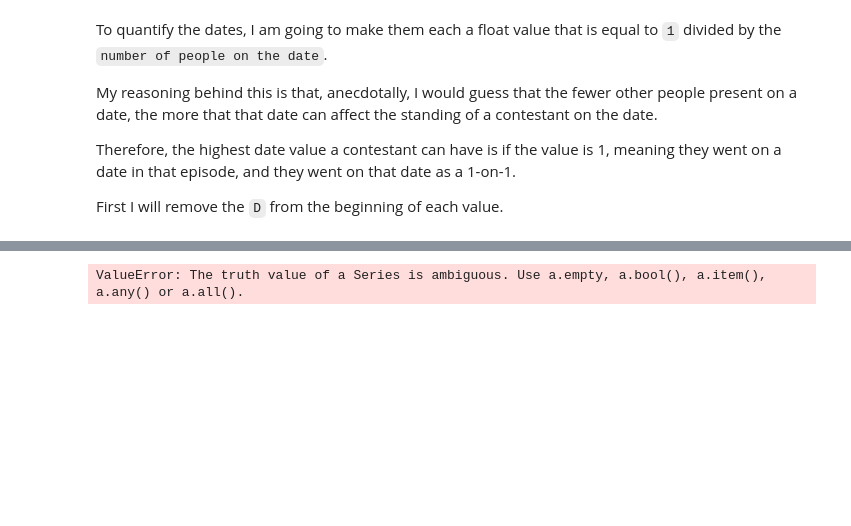
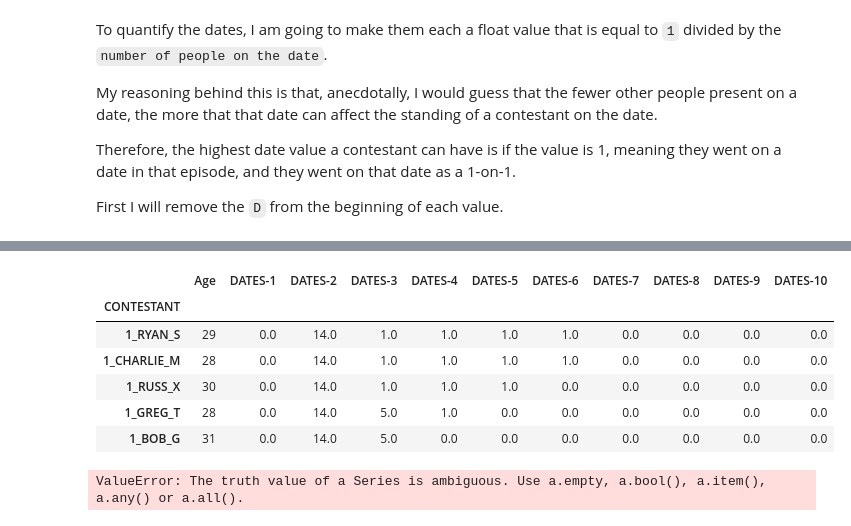
Before and after one commit to KwameTaylor/bachelorette-predictor, a Jupyter notebook: preprocessing.ipynb, the cells around one changed output, grey strips where cells are left out. Saved outputs shown, nothing was run; the diff lists cells and outputs as text; code cells hidden in the pictures; blank space fills up the shorter version.

```diff
--- a/preprocessing.ipynb
+++ b/preprocessing.ipynb
@@ -169,0 +185,10 @@ Now I will perform my calculation.
+# %%
+df["DATES-2"] = pd.to_numeric(df["DATES-2"], downcast="float")
+df["DATES-3"] = pd.to_numeric(df["DATES-3"], downcast="float")
+df["DATES-4"] = pd.to_numeric(df["DATES-4"], downcast="float")
+df["DATES-5"] = pd.to_numeric(df["DATES-5"], downcast="float")
+df["DATES-6"] = pd.to_numeric(df["DATES-6"], downcast="float")
+df["DATES-7"] = pd.to_numeric(df["DATES-7"], downcast="float")
+df["DATES-8"] = pd.to_numeric(df["DATES-8"], downcast="float")
+df["DATES-9"] = pd.to_numeric(df["DATES-9"], downcast="float")
+df["DATES-10"] = pd.to_numeric(df["DATES-10"], downcast="float")
@@ -170,3 +210,14 @@ Now I will perform my calculation.
+# %%
+df = df.fillna(0)
+df.head()
+# %% [output]
+|  | Age | DATES-1 | DATES-2 | DATES-3 | DATES-4 | DATES-5 | DATES-6 | DATES-7 | DATES-8 | DATES-9 | DATES-10 |
+| CONTESTANT |  |  |  |  |  |  |  |  |  |  |  |
+| 1_RYAN_S | 29 | 0.0 | 14.0 | 1.0 | 1.0 | 1.0 | 1.0 | 0.0 | 0.0 | 0.0 | 0.0 |
+| 1_CHARLIE_M | 28 | 0.0 | 14.0 | 1.0 | 1.0 | 1.0 | 1.0 | 0.0 | 0.0 | 0.0 | 0.0 |
+| 1_RUSS_X | 30 | 0.0 | 14.0 | 1.0 | 1.0 | 1.0 | 0.0 | 0.0 | 0.0 | 0.0 | 0.0 |
+| 1_GREG_T | 28 | 0.0 | 14.0 | 5.0 | 1.0 | 0.0 | 0.0 | 0.0 | 0.0 | 0.0 | 0.0 |
+| 1_BOB_G | 31 | 0.0 | 14.0 | 5.0 | 0.0 | 0.0 | 0.0 | 0.0 | 0.0 | 0.0 | 0.0 |
 # %%
 def calculate_dates(df, col):
     if df[col] != 0:
```
Also changed, not shown: parts of 11 cells of this notebook.
